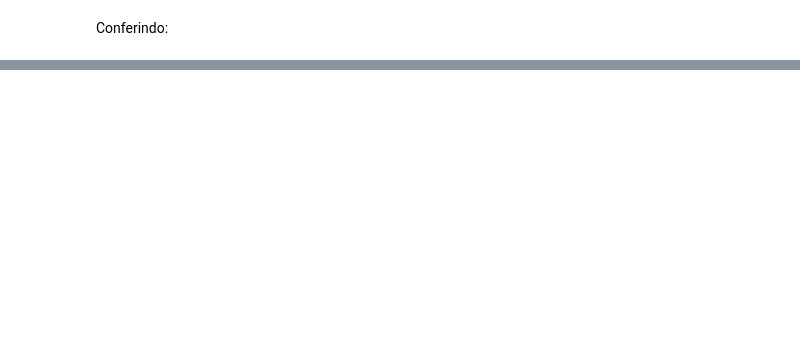
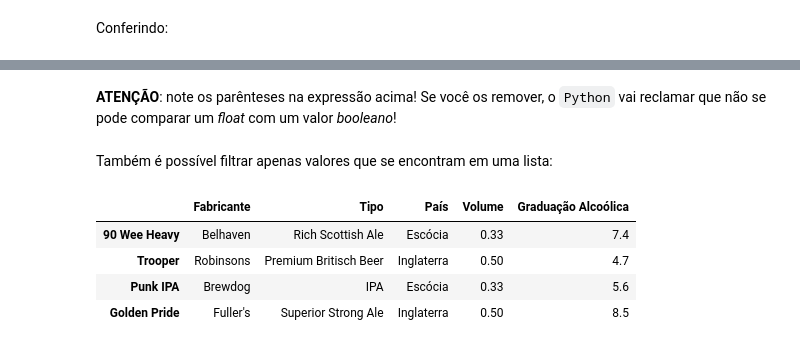
Before and after one commit to jalexandretoledo/numpy_pandas, a Jupyter notebook: aula_2/Aula 2.ipynb, the cells around one changed output, grey strips where cells are left out. Cells and saved outputs as stored; diff of their text form; code cells hidden in the pictures; blank space fills up the shorter version.

```diff
--- a/aula_2/Aula 2.ipynb
+++ b/aula_2/Aula 2.ipynb
@@ -411,0 +587,13 @@ Name: 2, dtype: int64
+# %% [markdown]
+__ATENÇÃO__: note os parênteses na expressão acima! Se você os remover, o `Python` vai reclamar que não se pode comparar um _float_ com um valor _booleano_!
+# %% [markdown]
+Também é possível filtrar apenas valores que se encontram em uma lista:
+# %%
+reino_unido = ['Inglaterra', 'Escócia', 'País de Gales', 'Irlanda do Norte']
+cervejas[cervejas['País'].isin(reino_unido)]
+# %% [output]
+|  | Fabricante | Tipo | País | Volume | Graduação Alcoólica |
+| 90 Wee Heavy | Belhaven | Rich Scottish Ale | Escócia | 0.33 | 7.4 |
+| Trooper | Robinsons | Premium Britisch Beer | Inglaterra | 0.50 | 4.7 |
+| Punk IPA | Brewdog | IPA | Escócia | 0.33 | 5.6 |
+| Golden Pride | Fuller's | Superior Strong Ale | Inglaterra | 0.50 | 8.5 |
```
Also changed, not shown: parts of 62 cells of this notebook, 1 other file.
